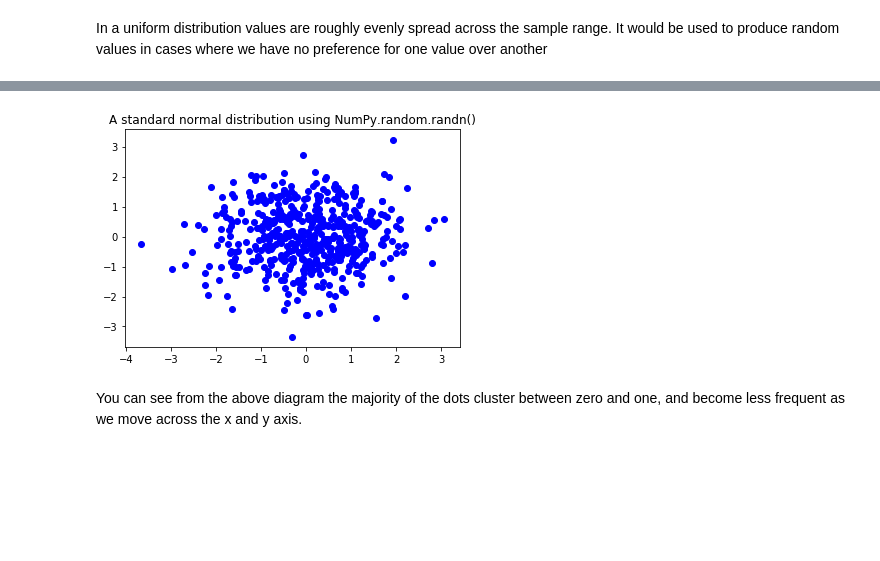
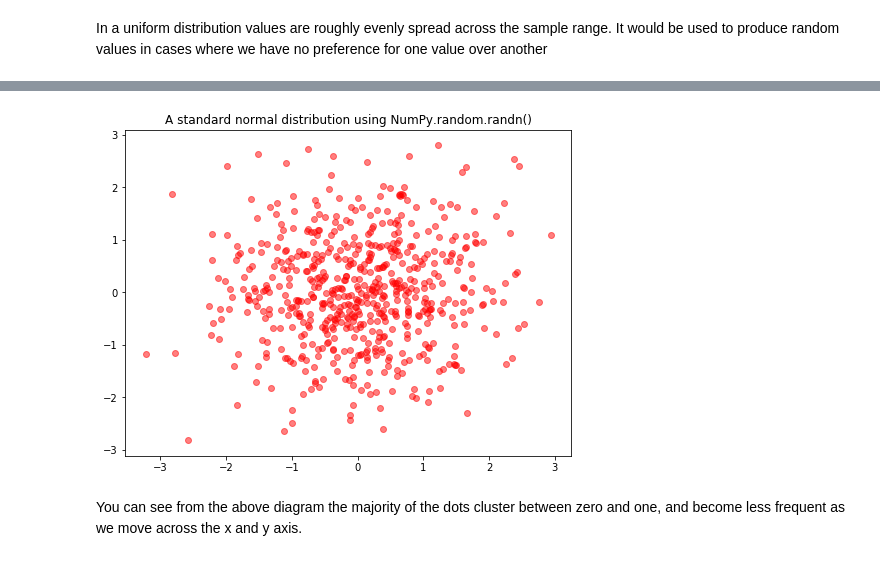
Before and after one commit to SimonMcLain/GMIT-Programming-for-Data-Analysis---Practicals, a Jupyter notebook: numpy-random.ipynb, the cells around one changed output, grey strips where cells are left out. Saved outputs shown, nothing was run; the diff lists cells and outputs as text; code cells hidden in the pictures; blank space fills up the shorter version.

```diff
--- a/numpy-random.ipynb
+++ b/numpy-random.ipynb
@@ -77,16 +86,17 @@ plt.show()
 # %%
 """
-Scatter plot of 500 x, y values from NumPy.random.randn() returning a standard normal distribution, centred around zero
-with a variance of 1
+Scatter plot of 600 x, y values from NumPy.random.randn() returning a standard normal distribution to show
+how it displays central tendency as it is centred around zero with a variance of 1. Markers become less frequent as the move
+across the x and y axis
 """
 
-x = np.random.randn(500)
-y = np.random.randn(500)
-plt.scatter(x, y, color='b')
+x = np.random.randn(600)
+y = np.random.randn(600)
+plt.scatter(x, y, color='r', alpha=0.5)
 plt.title("A standard normal distribution using NumPy.random.randn()")
 plt.show()
 # %% [output]
-[figure, old version]
+[figure, new version]
 # %% [markdown]
 You can see from the above diagram the majority of the dots cluster between zero and one, and become less frequent as we move across the x and y axis.
 # %% [markdown]
```
Also changed, not shown: parts of 28 cells of this notebook.
